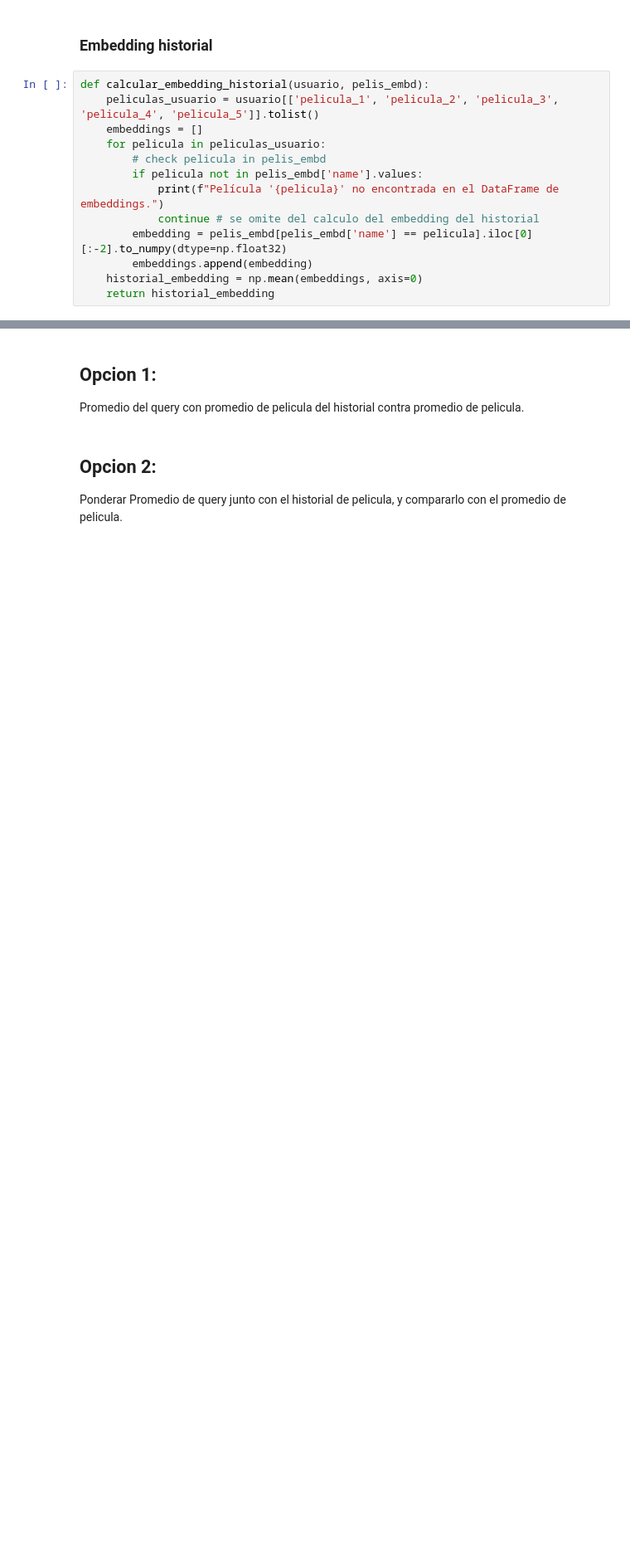
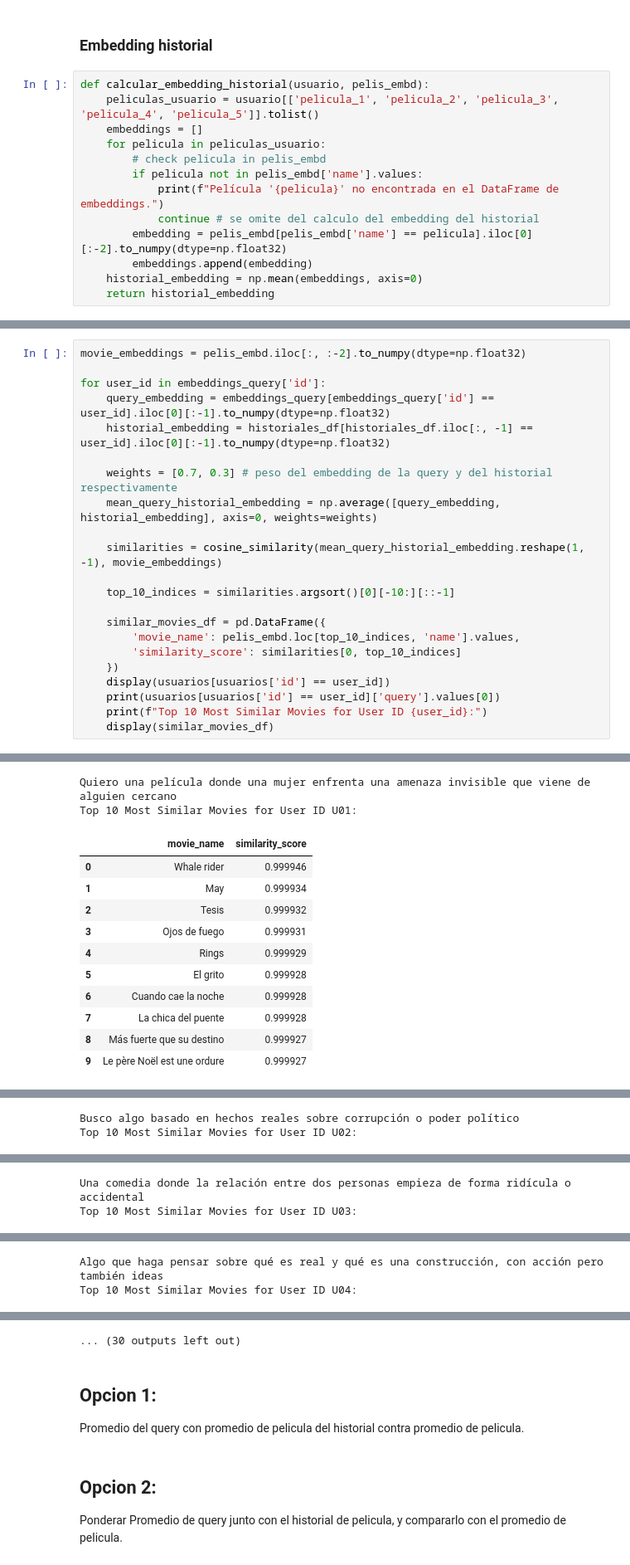
Before and after one commit to nazarenomm/Sistema-de-recomendacion-de-peliculas, a Jupyter notebook: notebooks/embeddings.ipynb, the cells around one changed output, grey strips where cells are left out. Shown at 83% size. Drawn from its saved outputs; the diff is of its cells as text; blank space fills up the shorter version.

```diff
--- a/notebooks/embeddings.ipynb
+++ b/notebooks/embeddings.ipynb
@@ -354,0 +298,23 @@ Top 10 Most Similar Movies for Jose:
+# %%
+movie_embeddings = pelis_embd.iloc[:, :-2].to_numpy(dtype=np.float32)
+
+for user_id in embeddings_query['id']:
+    query_embedding = embeddings_query[embeddings_query['id'] == user_id].iloc[0][:-1].to_numpy(dtype=np.float32)
+    historial_embedding = historiales_df[historiales_df.iloc[:, -1] == user_id].iloc[0][:-1].to_numpy(dtype=np.float32)
+
+    weights = [0.7, 0.3] # peso del embedding de la query y del historial respectivamente
+    mean_query_historial_embedding = np.average([query_embedding, historial_embedding], axis=0, weights=weights)
+
+    similarities = cosine_similarity(mean_query_historial_embedding.reshape(1, -1), movie_embeddings)
+
+    top_10_indices = similarities.argsort()[0][-10:][::-1]
+
+    similar_movies_df = pd.DataFrame({
+        'movie_name': pelis_embd.loc[top_10_indices, 'name'].values,
+        'similarity_score': similarities[0, top_10_indices]
+    })
+    display(usuarios[usuarios['id'] == user_id])
+    print(usuarios[usuarios['id'] == user_id]['query'].values[0])
+    print(f"Top 10 Most Similar Movies for User ID {user_id}:")
+    display(similar_movies_df)
+# %% [output]
@@ -354,0 +323,13 @@ Top 10 Most Similar Movies for Jose:
+Quiero una película donde una mujer enfrenta una amenaza invisible que viene de alguien cercano
+Top 10 Most Similar Movies for User ID U01:
+|  | movie_name | similarity_score |
+| 0 | Whale rider | 0.999946 |
+| 1 | May | 0.999934 |
+| 2 | Tesis | 0.999932 |
+| 3 | Ojos de fuego | 0.999931 |
+| 4 | Rings | 0.999929 |
+| 5 | El grito | 0.999928 |
+| 6 | Cuando cae la noche | 0.999928 |
+| 7 | La chica del puente | 0.999928 |
+| 8 | Más fuerte que su destino | 0.999927 |
+| 9 | Le père Noël est une ordure | 0.999927 |
@@ -354,0 +338,2 @@ Top 10 Most Similar Movies for Jose:
+Busco algo basado en hechos reales sobre corrupción o poder político
+Top 10 Most Similar Movies for User ID U02:
@@ -354,0 +353,2 @@ Top 10 Most Similar Movies for Jose:
+Una comedia donde la relación entre dos personas empieza de forma ridícula o accidental
+Top 10 Most Similar Movies for User ID U03:
@@ -354,0 +368,2 @@ Top 10 Most Similar Movies for Jose:
+Algo que haga pensar sobre qué es real y qué es una construcción, con acción pero también ideas
+Top 10 Most Similar Movies for User ID U04:
@@ -355,3 +381,4 @@ Top 10 Most Similar Movies for Jose:
+... (30 outputs left out)
 # %% [markdown]
 ## Opcion 1:
  Promedio del query con promedio de pelicula del historial contra promedio de pelicula.
```
Also changed, not shown: parts of 17 cells of this notebook, 3 other files.
